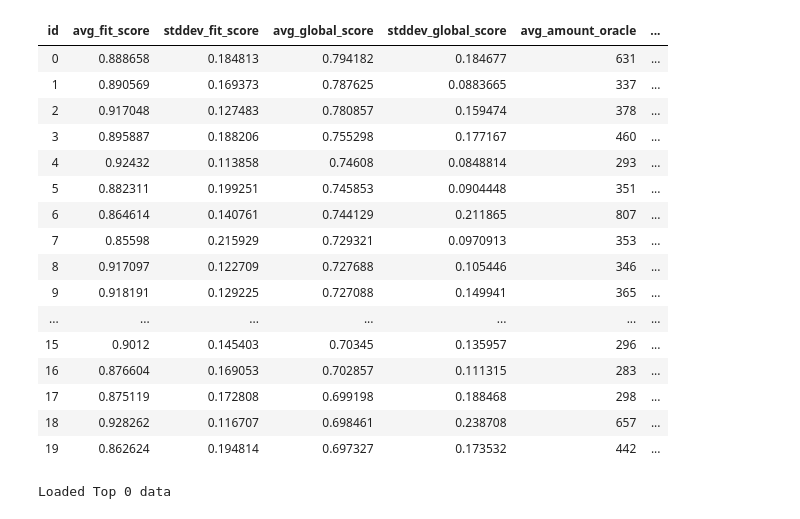
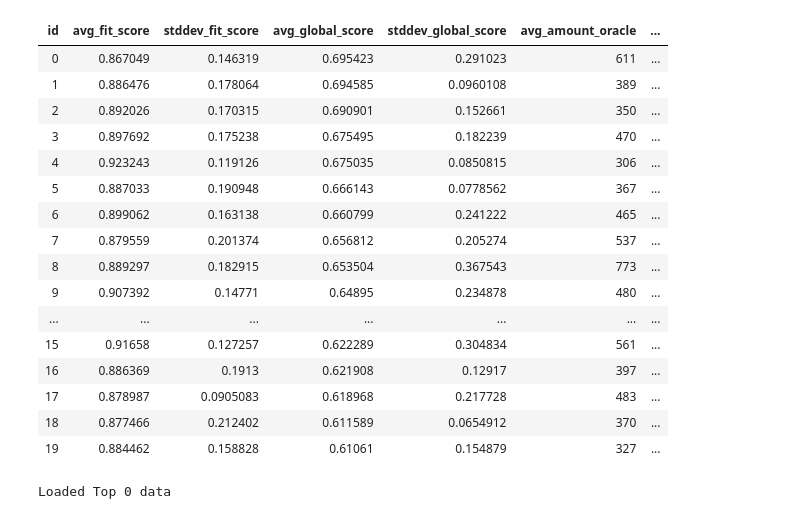
Before and after one commit to jgonsior/DS20-WeakAL, a Jupyter notebook: display_random_search_results.ipynb, the cells around one changed output. Drawn from its saved outputs; the diff is of its cells as text; code cells hidden in the pictures.

Commit message:
New results

```diff
--- a/display_random_search_results.ipynb
+++ b/display_random_search_results.ipynb
@@ -77,5 +77,6 @@ for result in results:
 # %%
 #  SELECT param_list_id, avg(fit_score), stddev(fit_score), avg(global_score), stddev(global_score), avg(start_set_size) as sss, count(*) FROM experimentresult WHERE start_set_size = 1 GROUP BY param_list_id ORDER BY 7 DESC, 4 DESC LIMIT 30;
+from datetime import datetime, timedelta
 
 results = (
     ExperimentResult.select(
@@ -97,7 +98,10 @@ results = (
         # peewee.fn.AVG(ExperimentResult.start_set_size).alias("sss"),
         # peewee.fn.COUNT(ExperimentResult.id_field).alias("count"),
     )
-    .where(ExperimentResult.amount_of_user_asked_queries < 2000)
+    .where(
+        (ExperimentResult.amount_of_user_asked_queries < 2000)
+        & (ExperimentResult.experiment_run_date > (datetime(2020, 3, 24, 14, 0))) # no stopping criterias
+    )
     .group_by(ExperimentResult.param_list_id)
     .order_by(
         peewee.fn.COUNT(ExperimentResult.id_field).desc(),
@@ -121,49 +125,49 @@ for result in results:
         ExperimentResult.select(
             ExperimentResult.classifier,
             ExperimentResult.test_fraction,
             ExperimentResult.sampling,
             ExperimentResult.cluster,
             ExperimentResult.nr_queries_per_iteration,
             ExperimentResult.with_uncertainty_recommendation,
             ExperimentResult.with_cluster_recommendation,
             ExperimentResult.uncertainty_recommendation_certainty_threshold,
             ExperimentResult.uncertainty_recommendation_ratio,
             ExperimentResult.cluster_recommendation_minimum_cluster_unity_size,
             ExperimentResult.cluster_recommendation_ratio_labeled_unlabeled,
             ExperimentResult.allow_recommendations_after_stop,
             ExperimentResult.stopping_criteria_uncertainty,
             ExperimentResult.stopping_criteria_acc,
             ExperimentResult.stopping_criteria_std,
             ExperimentResult.experiment_run_date,
         )
         .where(ExperimentResult.param_list_id == data["param_list_id"])
         .limit(1)
     )[0]
 
     data = {**data, **vars(one_param_list_id_result)["__data__"]}
 
     table.append(data)
     id += 1
 
 display(HTML(tabulate(table, headers="keys", tablefmt="html")))
 # %% [output]
 | id | avg_fit_score | stddev_fit_score | avg_global_score | stddev_global_score | avg_amount_oracle | ... |
-| 0 | 0.888658 | 0.184813 | 0.794182 | 0.184677 | 631 | ... |
-| 1 | 0.890569 | 0.169373 | 0.787625 | 0.0883665 | 337 | ... |
-| 2 | 0.917048 | 0.127483 | 0.780857 | 0.159474 | 378 | ... |
-| 3 | 0.895887 | 0.188206 | 0.755298 | 0.177167 | 460 | ... |
-| 4 | 0.92432 | 0.113858 | 0.74608 | 0.0848814 | 293 | ... |
-| 5 | 0.882311 | 0.199251 | 0.745853 | 0.0904448 | 351 | ... |
-| 6 | 0.864614 | 0.140761 | 0.744129 | 0.211865 | 807 | ... |
-| 7 | 0.85598 | 0.215929 | 0.729321 | 0.0970913 | 353 | ... |
-| 8 | 0.917097 | 0.122709 | 0.727688 | 0.105446 | 346 | ... |
-| 9 | 0.918191 | 0.129225 | 0.727088 | 0.149941 | 365 | ... |
+| 0 | 0.867049 | 0.146319 | 0.695423 | 0.291023 | 611 | ... |
+| 1 | 0.886476 | 0.178064 | 0.694585 | 0.0960108 | 389 | ... |
+| 2 | 0.892026 | 0.170315 | 0.690901 | 0.152661 | 350 | ... |
+| 3 | 0.897692 | 0.175238 | 0.675495 | 0.182239 | 470 | ... |
+| 4 | 0.923243 | 0.119126 | 0.675035 | 0.0850815 | 306 | ... |
+| 5 | 0.887033 | 0.190948 | 0.666143 | 0.0778562 | 367 | ... |
+| 6 | 0.899062 | 0.163138 | 0.660799 | 0.241222 | 465 | ... |
+| 7 | 0.879559 | 0.201374 | 0.656812 | 0.205274 | 537 | ... |
+| 8 | 0.889297 | 0.182915 | 0.653504 | 0.367543 | 773 | ... |
+| 9 | 0.907392 | 0.14771 | 0.64895 | 0.234878 | 480 | ... |
 | ... | ... | ... | ... | ... | ... | ... |
-| 15 | 0.9012 | 0.145403 | 0.70345 | 0.135957 | 296 | ... |
-| 16 | 0.876604 | 0.169053 | 0.702857 | 0.111315 | 283 | ... |
-| 17 | 0.875119 | 0.172808 | 0.699198 | 0.188468 | 298 | ... |
-| 18 | 0.928262 | 0.116707 | 0.698461 | 0.238708 | 657 | ... |
-| 19 | 0.862624 | 0.194814 | 0.697327 | 0.173532 | 442 | ... |
+| 15 | 0.91658 | 0.127257 | 0.622289 | 0.304834 | 561 | ... |
+| 16 | 0.886369 | 0.1913 | 0.621908 | 0.12917 | 397 | ... |
+| 17 | 0.878987 | 0.0905083 | 0.618968 | 0.217728 | 483 | ... |
+| 18 | 0.877466 | 0.212402 | 0.611589 | 0.0654912 | 370 | ... |
+| 19 | 0.884462 | 0.158828 | 0.61061 | 0.154879 | 327 | ... |
 # %%
 # SELECT id_field, param_list_id, dataset_path, start_set_size as sss, sampling, cluster, allow_recommendations_after_stop as SA, stopping_criteria_uncertainty as SCU, stopping_criteria_std as SCS, stopping_criteria_acc as SCA, amount_of_user_asked_queries as "#q", acc_test, fit_score, global_score_norm, thread_id, end_time from experimentresult where param_list_id='31858014d685a3f1ba3e4e32690ddfc3' order by end_time, fit_score desc, param_list_id;
 loaded_data = {}
```
Also changed, not shown: parts of 2 cells of this notebook, 3 other files.
